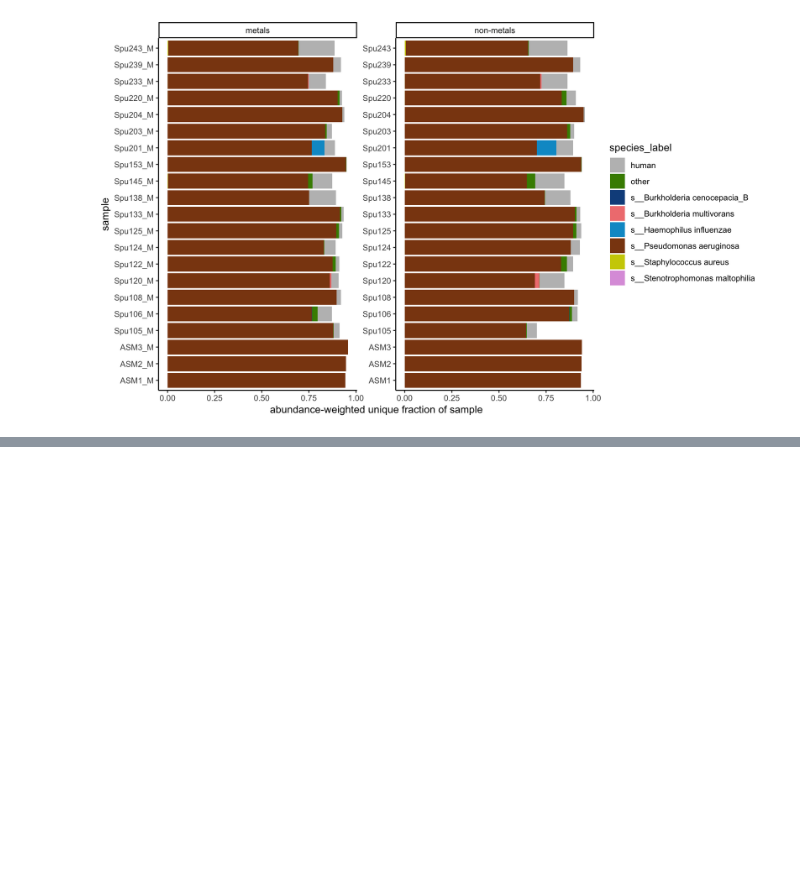
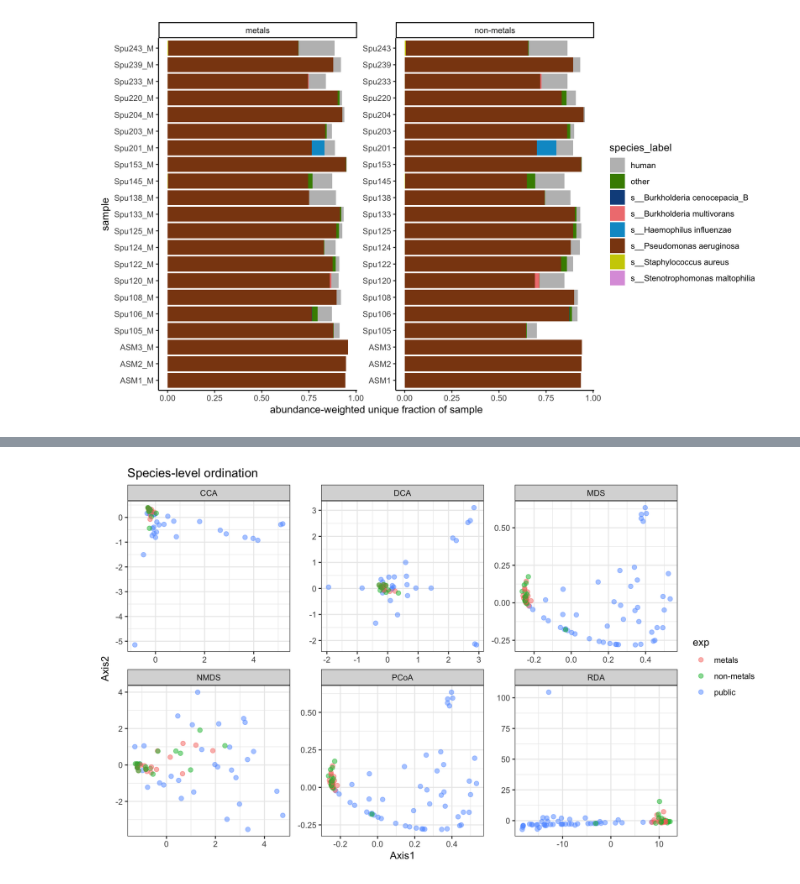
Before and after one commit to greenelab/2022-cf-sputum, a Jupyter notebook: notebooks/20220316_plot_gather_results.ipynb, the cells around one changed output, grey strips where cells are left out. Saved outputs shown, nothing was run; the diff lists cells and outputs as text; code cells hidden in the pictures; blank space fills up the shorter version.

```diff
--- a/notebooks/20220316_plot_gather_results.ipynb
+++ b/notebooks/20220316_plot_gather_results.ipynb
@@ -224,0 +324,7 @@ ggplot(gather_results_species %>% filter(source == "hogan lab") %>% filter(!quer
+# %%
+# aggregate to different levels of taxonomy and try plotting again
+gather_physeq_species <- aggregate_taxa(gather_physeq, level = "species")
+gather_physeq_genus <- aggregate_taxa(gather_physeq, level = "genus")
+gather_physeq_class <- aggregate_taxa(gather_physeq, level = "class")
+# %%
+species_ord <- apply_ord(gather_physeq_species)
@@ -224,0 +349,8 @@ ggplot(gather_results_species %>% filter(source == "hogan lab") %>% filter(!quer
+# %%
+ggplot(species_ord, aes(Axis1, Axis2, color= exp)) +
+  geom_point(size=2, alpha = .5) +
+  facet_wrap(~method, scales="free") +
+  theme_bw() +
+  labs(title = "Species-level ordination")
+# %% [output]
+[figure, added]
```
Also changed, not shown: parts of 20 cells of this notebook.
